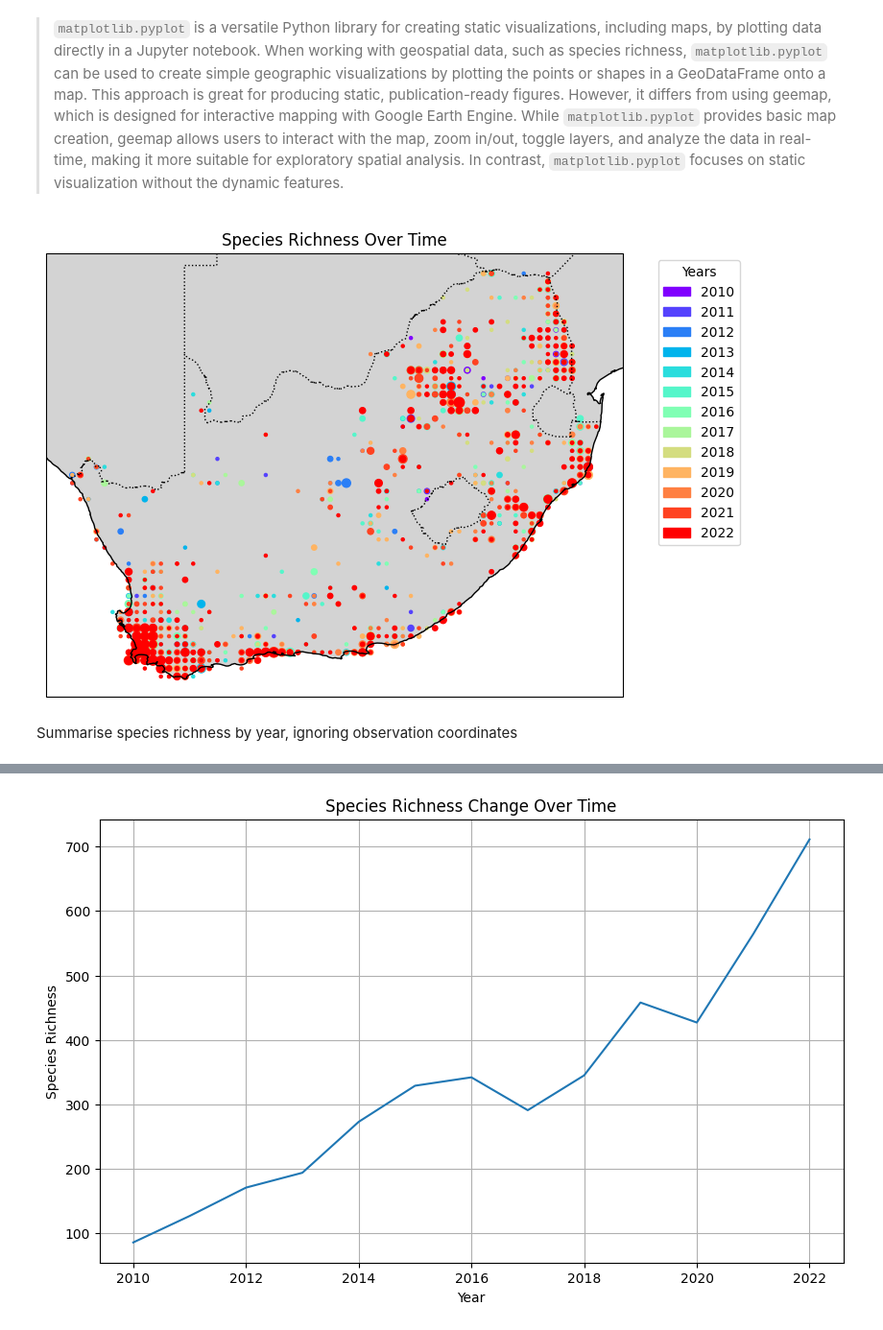
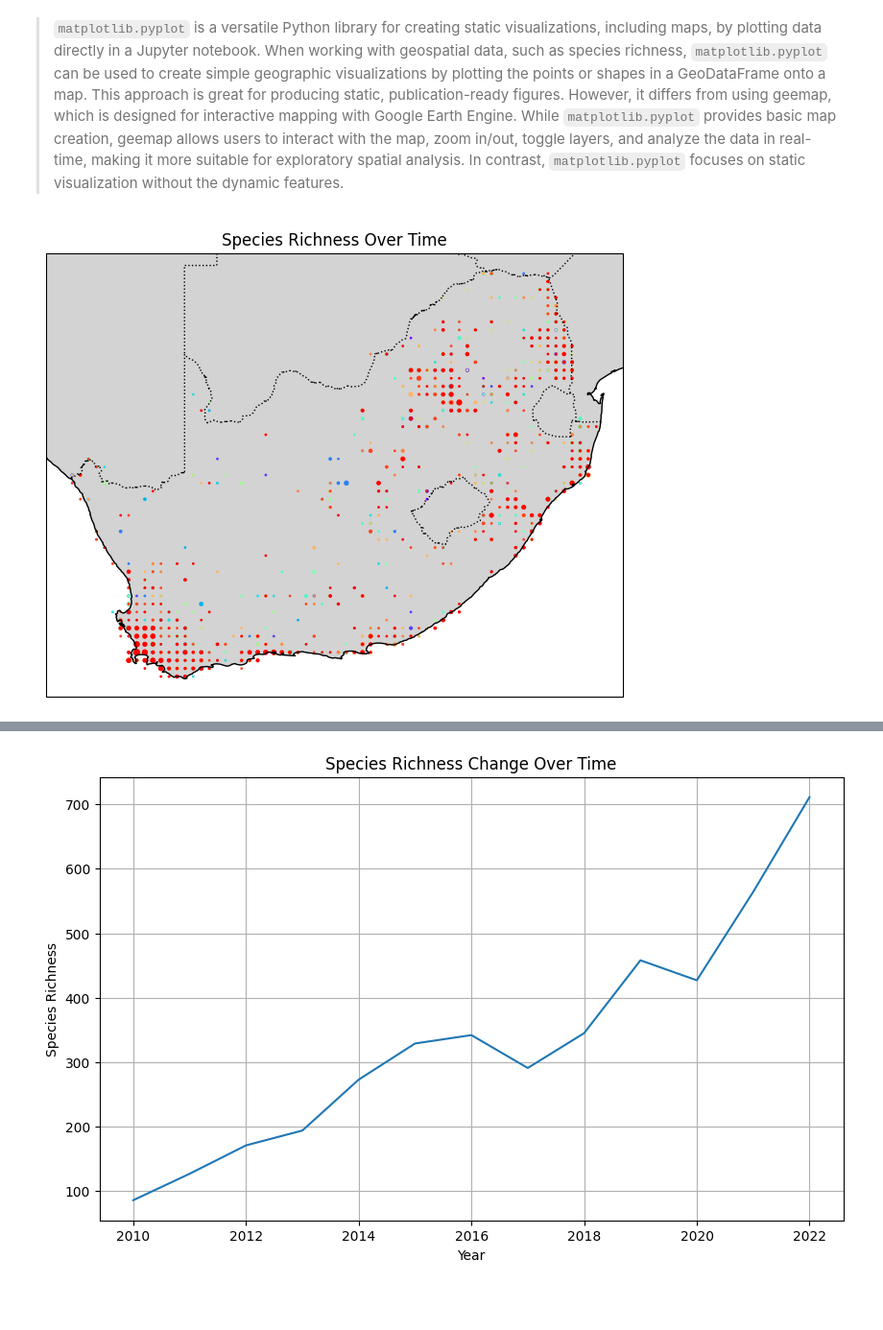
Before and after one commit to nithecs-biomath/mini-schools, a Jupyter notebook: cubes_prac_3.ipynb, the cells around one changed output, grey strips where cells are left out. Shown at 96% size. Saved outputs shown, nothing was run; the diff lists cells and outputs as text; code cells hidden in the pictures; blank space fills up the shorter version.

```diff
--- a/cubes_prac_3.ipynb
+++ b/cubes_prac_3.ipynb
@@ -648,39 +594,29 @@ gdf = gpd.GeoDataFrame(
 # %%
 # Create the plot
 fig, ax = plt.subplots(figsize=(10, 6), subplot_kw={'projection': ccrs.PlateCarree()})
 
 # Add land features using cartopy
 ax.add_feature(cfeature.LAND, color='lightgray', edgecolor='gray')
 ax.add_feature(cfeature.COASTLINE)
 ax.add_feature(cfeature.BORDERS, linestyle=':')
 
+
+# Define a colormap with a range of colors
+# cmap = plt.cm.get_cmap('viridis', len(species_richness.columns) - 2)  # Adjust the number of colors as needed
 # Define a colormap with a range of colors using the 'rainbow' colormap
 cmap = plt.cm.get_cmap('rainbow', len(species_richness.columns) - 2)  # Adjust the number of colors as needed
 
-# List to store patches for the legend
-legend_patches = []
-
-# Plot the points with color and size variations based on year and species richness
+# Plot the points with color and size variations based on year and species_richness
 for i, year in enumerate(species_richness.columns[2:]):  # Start from the 3rd column (first year)
     if isinstance(year, int):  # Check if the column represents a year
         color = cmap(i)  # Get a color from the colormap
-        gdf.plot(ax=ax, markersize=species_richness[year]*5, color=color, transform=ccrs.PlateCarree())  # Specify transform
+        gdf.plot(ax=ax, markersize=species_richness[year], color=color, transform=ccrs.PlateCarree()) # Specify transform
 
-        # Create a patch for this year to include in the legend
-        # Now using mpatches since we imported it
-        legend_patches.append(mpatches.Patch(color=color, label=str(year)))
 
 # Customize the map
 plt.title('Species Richness Over Time')
 plt.xlabel('Longitude')
 plt.ylabel('Latitude')
-
-# Add the legend outside of the plot
-plt.legend(handles=legend_patches, title="Years", bbox_to_anchor=(1.05, 1), loc='upper left')
-
-# Show the plot
 plt.show()
 # %% [output]
-[figure, old version]
+[figure, new version]
-# %% [markdown]
-Summarise species richness by year, ignoring observation coordinates
```
Also changed, not shown: parts of 71 cells of this notebook.
